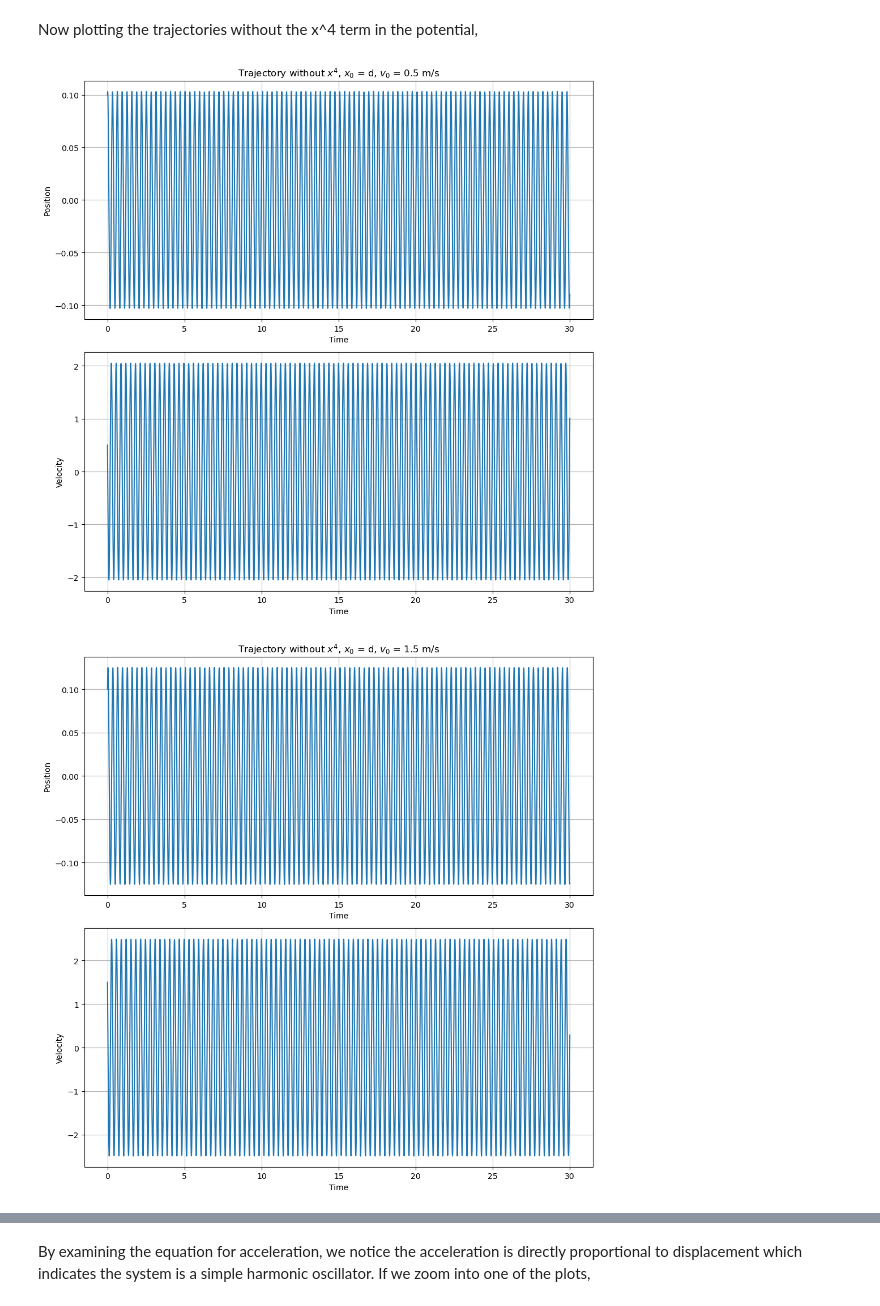
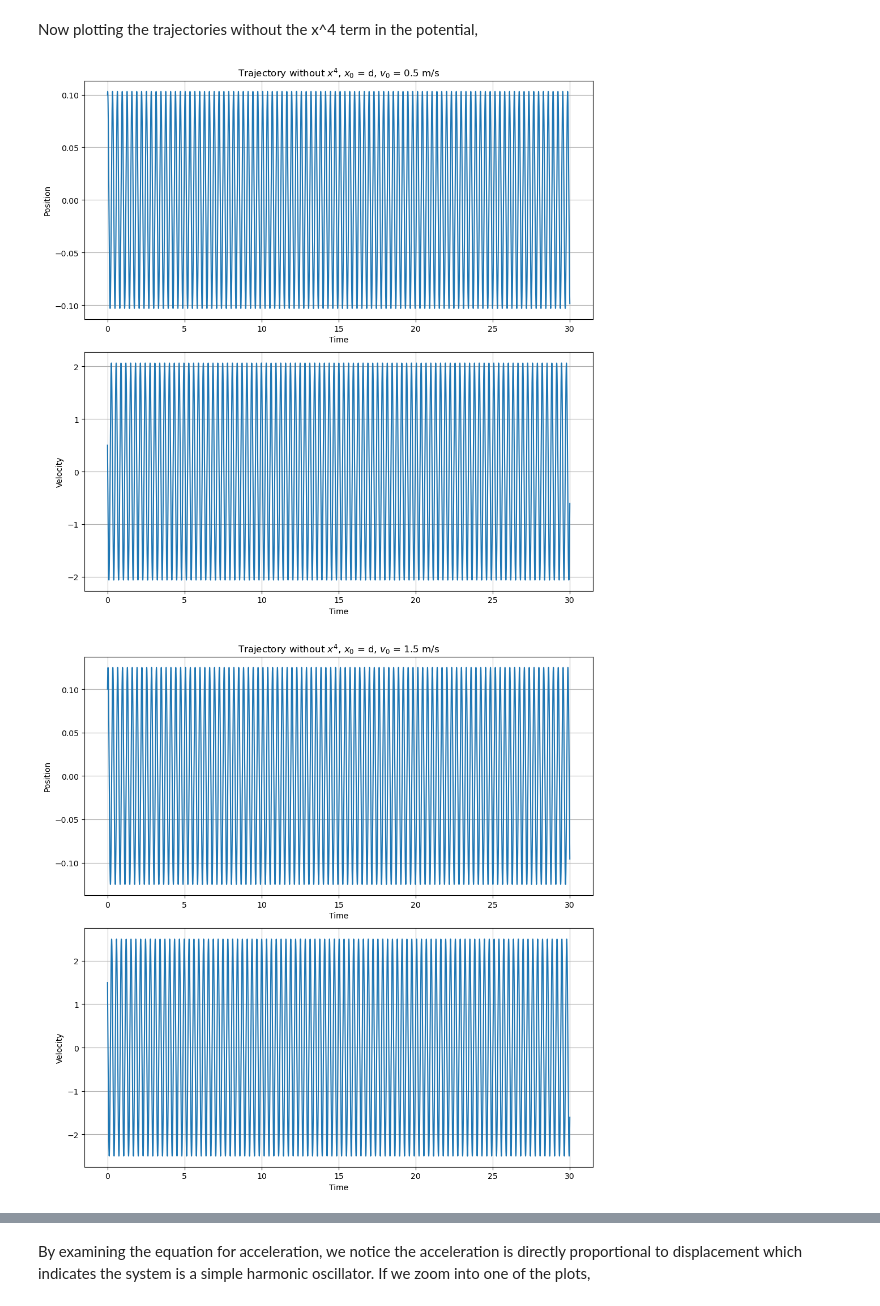
Before and after one commit to BruhddyTheThird/ProfCPisGoatedLib, a Jupyter notebook: Midterm Files/Midterm Ex2.ipynb, the cells around one changed output, grey strips where cells are left out. Saved outputs shown, nothing was run; the diff lists cells and outputs as text; code cells hidden in the pictures.

```diff
--- a/Midterm Files/Midterm Ex2.ipynb
+++ b/Midterm Files/Midterm Ex2.ipynb
@@ -31,7 +31,7 @@ x1  = traj_solver(0.1, 0.5, 0, 30, 1, 0.1, 1)[0]
 v1  = traj_solver(0.1, 0.5, 0, 30, 1, 0.1, 1)[1]
 t0 = 0
 tf = 30
-dt = 0.01
+dt = 0.001
 N = int((tf-t0)/dt)
 t = np.linspace(0, 30, N)
 fig, ax = plt.subplots(2, 1, figsize=(10, 10))
@@ -89,7 +89,7 @@ plt.show()
 Now plotting the trajectories without the x^4 term in the potential,
 # %%
 def traj_solver2(x0, v0, t0, tf, V0, d, m):
-    dt = 0.01
+    dt = 0.001
     N = int((tf-t0)/dt)
     t = np.linspace(t0, tf, N)
     x = np.zeros(N)
@@ -108,23 +108,27 @@ def traj_solver2(x0, v0, t0, tf, V0, d, m):
 # %%
 x4  = traj_solver2(0.1, 0.5, 0, 30, 1, 0.1, 1)[0]
 v4  = traj_solver2(0.1, 0.5, 0, 30, 1, 0.1, 1)[1]
-t = np.linspace(0, 30, 3000)
 
+t0 = 0
+tf = 30
+dt = 0.001
+N = int((tf-t0)/dt)
+t = np.linspace(0, 30, N)
 fig, ax = plt.subplots(2, 1, figsize=(10, 10))
 ax[0].set_title('Trajectory without $x^4$, $x_0$ = d, $v_0$ = 0.5 m/s')
 ax[0].plot(t, x4, label='Position')
 ax[0].set_ylabel('Position')
 ax[0].set_xlabel('Time')
 ax[0].grid(True)
 
 ax[1].plot(t, v4, label='Velocity')
 ax[1].set_ylabel('Velocity')
 ax[1].set_xlabel('Time')
 ax[1].grid(True)
 plt.tight_layout()
 plt.show()
 # %% [output]
-[figure, old version]
+[figure, new version]
 # %%
 x5  = traj_solver2(0.1, 1.5, 0, 30, 1, 0.1, 1)[0]
 v5  = traj_solver2(0.1, 1.5, 0, 30, 1, 0.1, 1)[1]
@@ -143,7 +147,7 @@ ax[1].grid(True)
 plt.tight_layout()
 plt.show()
 # %% [output]
-[figure, old version]
+[figure, new version]
 # %%
 x6  = traj_solver2(0.1, 2.5, 0, 30, 1, 0.1, 1)[0]
 v6  = traj_solver2(0.1, 2.5, 0, 30, 1, 0.1, 1)[1]
```
Also changed, not shown: parts of 13 cells of this notebook.
